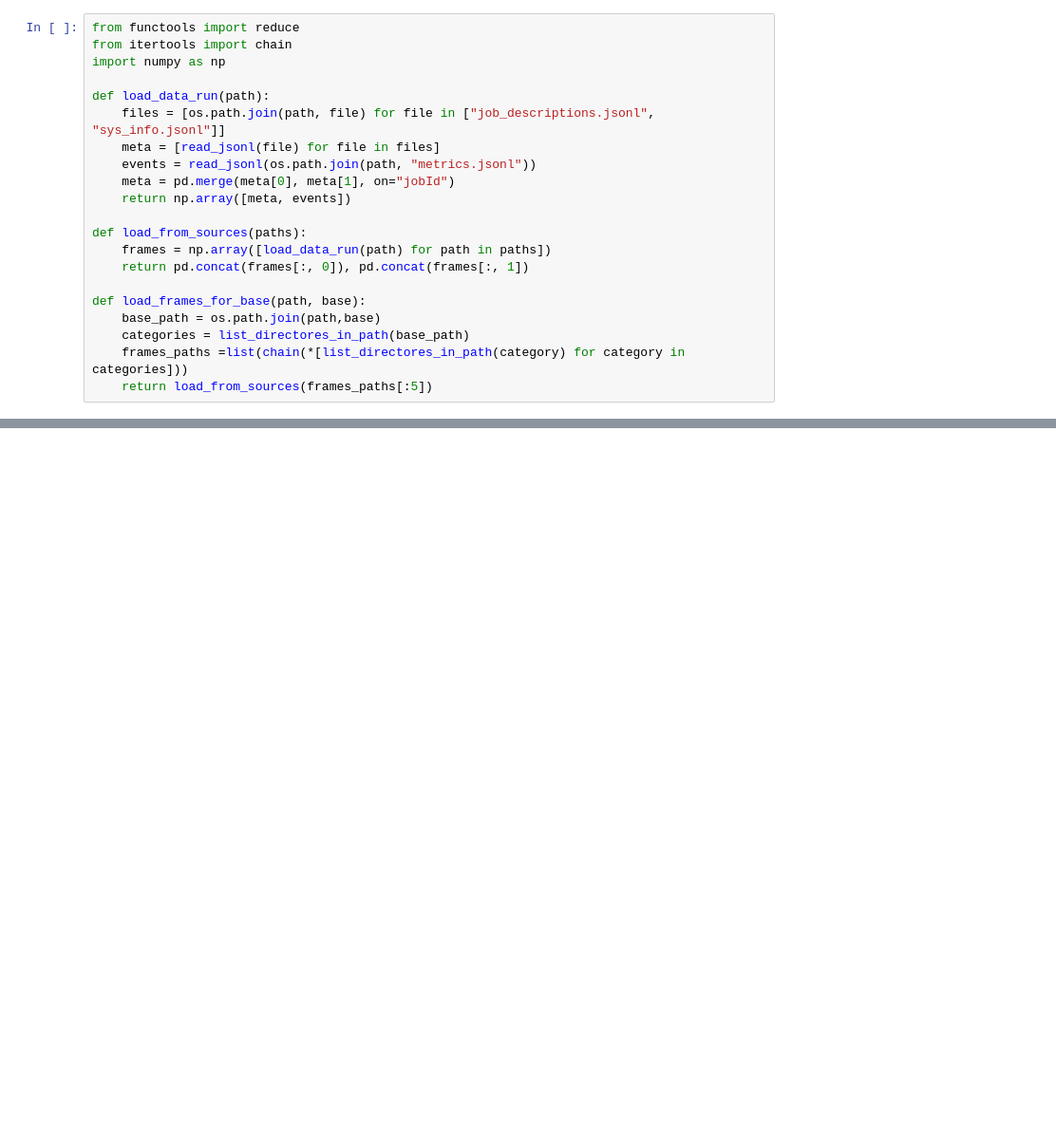
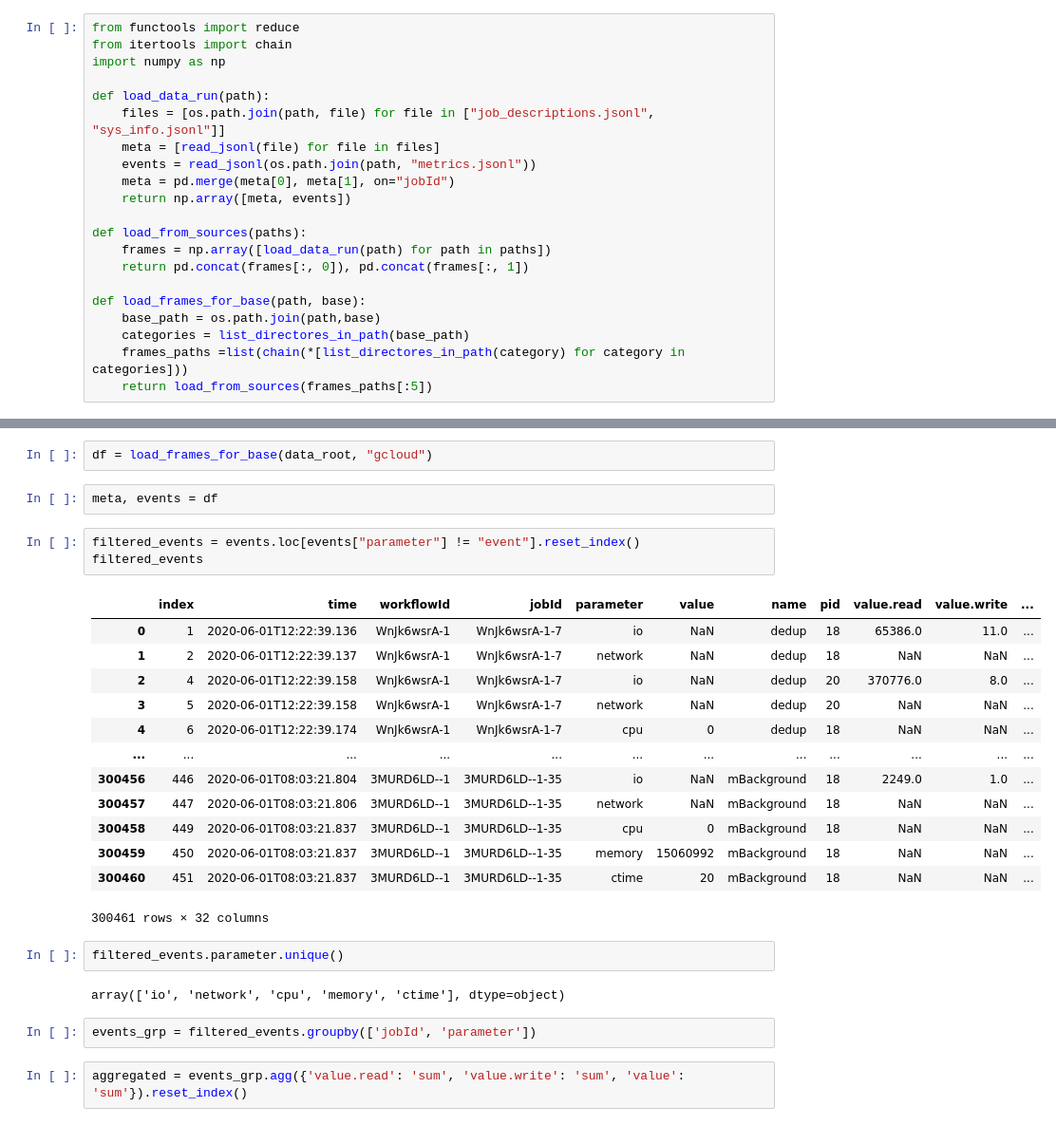
Before and after one commit to mikegpl/job-adiah, a Jupyter notebook: jobadiah-poc.ipynb, the cells around one changed output, grey strips where cells are left out. Shown at 95% size. Cells and saved outputs as stored; diff of their text form; blank space fills up the shorter version.

```diff
--- a/jobadiah-poc.ipynb
+++ b/jobadiah-poc.ipynb
@@ -57,0 +46,29 @@ df[0]
+# %%
+df = load_frames_for_base(data_root, "gcloud")
+# %%
+meta, events = df
+# %%
+filtered_events = events.loc[events["parameter"] != "event"].reset_index()
+filtered_events
+# %% [output]
+|  | index | time | workflowId | jobId | parameter | value | name | pid | value.read | value.write | ... |
+| 0 | 1 | 2020-06-01T12:22:39.136 | WnJk6wsrA-1 | WnJk6wsrA-1-7 | io | NaN | dedup | 18 | 65386.0 | 11.0 | ... |
+| 1 | 2 | 2020-06-01T12:22:39.137 | WnJk6wsrA-1 | WnJk6wsrA-1-7 | network | NaN | dedup | 18 | NaN | NaN | ... |
+| 2 | 4 | 2020-06-01T12:22:39.158 | WnJk6wsrA-1 | WnJk6wsrA-1-7 | io | NaN | dedup | 20 | 370776.0 | 8.0 | ... |
+| 3 | 5 | 2020-06-01T12:22:39.158 | WnJk6wsrA-1 | WnJk6wsrA-1-7 | network | NaN | dedup | 20 | NaN | NaN | ... |
+| 4 | 6 | 2020-06-01T12:22:39.174 | WnJk6wsrA-1 | WnJk6wsrA-1-7 | cpu | 0 | dedup | 18 | NaN | NaN | ... |
+| ... | ... | ... | ... | ... | ... | ... | ... | ... | ... | ... | ... |
+| 300456 | 446 | 2020-06-01T08:03:21.804 | 3MURD6LD--1 | 3MURD6LD--1-35 | io | NaN | mBackground | 18 | 2249.0 | 1.0 | ... |
+| 300457 | 447 | 2020-06-01T08:03:21.806 | 3MURD6LD--1 | 3MURD6LD--1-35 | network | NaN | mBackground | 18 | NaN | NaN | ... |
+| 300458 | 449 | 2020-06-01T08:03:21.837 | 3MURD6LD--1 | 3MURD6LD--1-35 | cpu | 0 | mBackground | 18 | NaN | NaN | ... |
+| 300459 | 450 | 2020-06-01T08:03:21.837 | 3MURD6LD--1 | 3MURD6LD--1-35 | memory | 15060992 | mBackground | 18 | NaN | NaN | ... |
+| 300460 | 451 | 2020-06-01T08:03:21.837 | 3MURD6LD--1 | 3MURD6LD--1-35 | ctime | 20 | mBackground | 18 | NaN | NaN | ... |
+300461 rows × 32 columns
+# %%
+filtered_events.parameter.unique()
+# %% [output]
+array(['io', 'network', 'cpu', 'memory', 'ctime'], dtype=object)
+# %%
+events_grp = filtered_events.groupby(['jobId', 'parameter'])
+# %%
+aggregated = events_grp.agg({'value.read': 'sum', 'value.write': 'sum', 'value': 'sum'}).reset_index()
```
Also changed, not shown: parts of 11 cells of this notebook.
